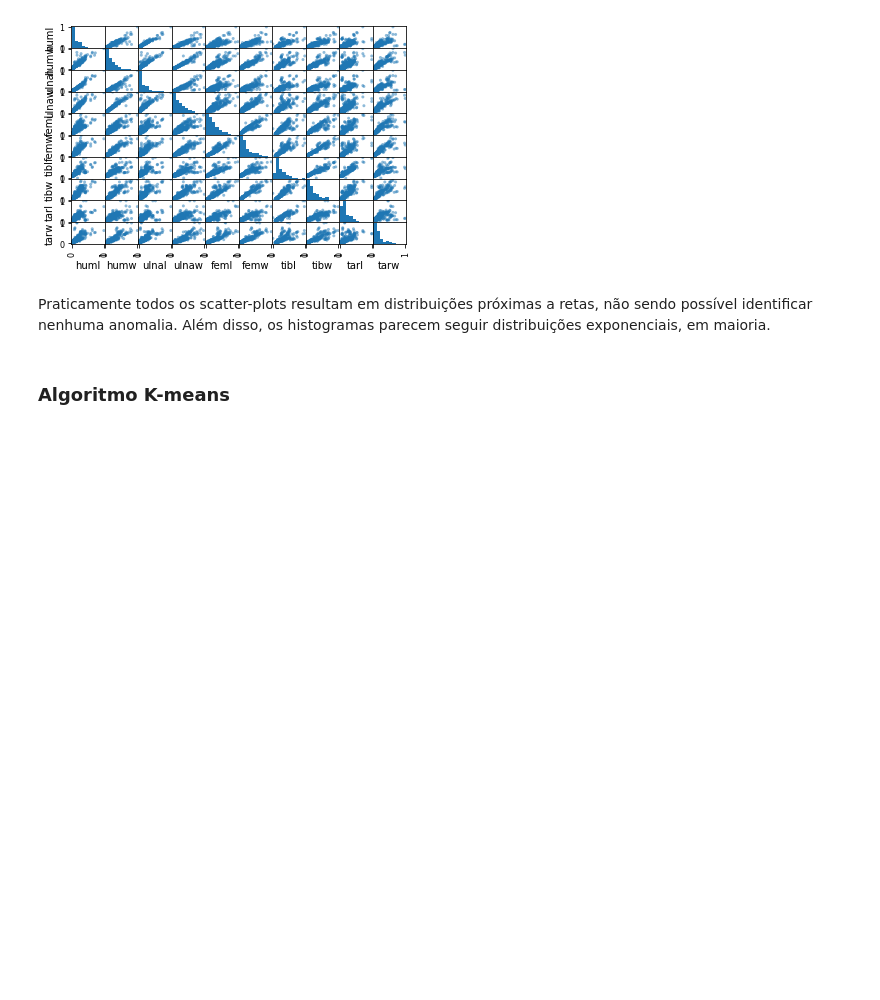
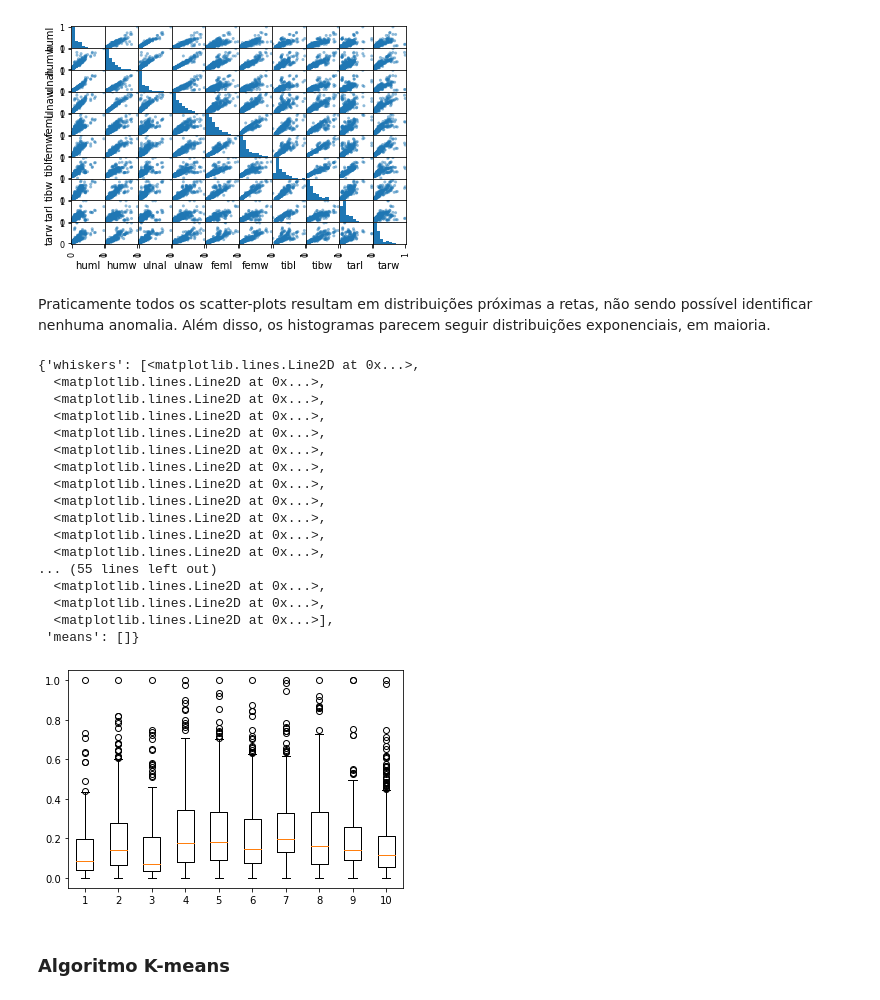
Before and after one commit to gabriel-telles/Lab2-CMC-13, a Jupyter notebook: Lab2.ipynb, the cells around one changed output. Saved outputs shown, nothing was run; the diff lists cells and outputs as text; code cells hidden in the pictures; blank space fills up the shorter version.

Commit message:
Downloaded generated graphics and added boxplot scatters

```diff
--- a/Lab2.ipynb
+++ b/Lab2.ipynb
@@ -88,6 +89,27 @@ array([[<AxesSubplot:xlabel='huml', ylabel='huml'>,
 # %% [markdown]
 Praticamente todos os scatter-plots resultam em distribuições próximas a retas, não sendo possível identificar nenhuma anomalia.
 Além disso, os histogramas parecem seguir distribuições exponenciais, em maioria.
+# %%
+plt.boxplot(df)
+# %% [output]
+{'whiskers': [<matplotlib.lines.Line2D at 0x...>,
+  <matplotlib.lines.Line2D at 0x...>,
+  <matplotlib.lines.Line2D at 0x...>,
+  <matplotlib.lines.Line2D at 0x...>,
+  <matplotlib.lines.Line2D at 0x...>,
+  <matplotlib.lines.Line2D at 0x...>,
+  <matplotlib.lines.Line2D at 0x...>,
+  <matplotlib.lines.Line2D at 0x...>,
+  <matplotlib.lines.Line2D at 0x...>,
+  <matplotlib.lines.Line2D at 0x...>,
+  <matplotlib.lines.Line2D at 0x...>,
+  <matplotlib.lines.Line2D at 0x...>,
+... (55 lines left out)
+  <matplotlib.lines.Line2D at 0x...>,
+  <matplotlib.lines.Line2D at 0x...>,
+  <matplotlib.lines.Line2D at 0x...>],
+ 'means': []}
+[figure, added]
 # %% [markdown]
 ### Algoritmo K-means
 # %%
```
Also changed, not shown: parts of 1 cell of this notebook, 1 other file.
